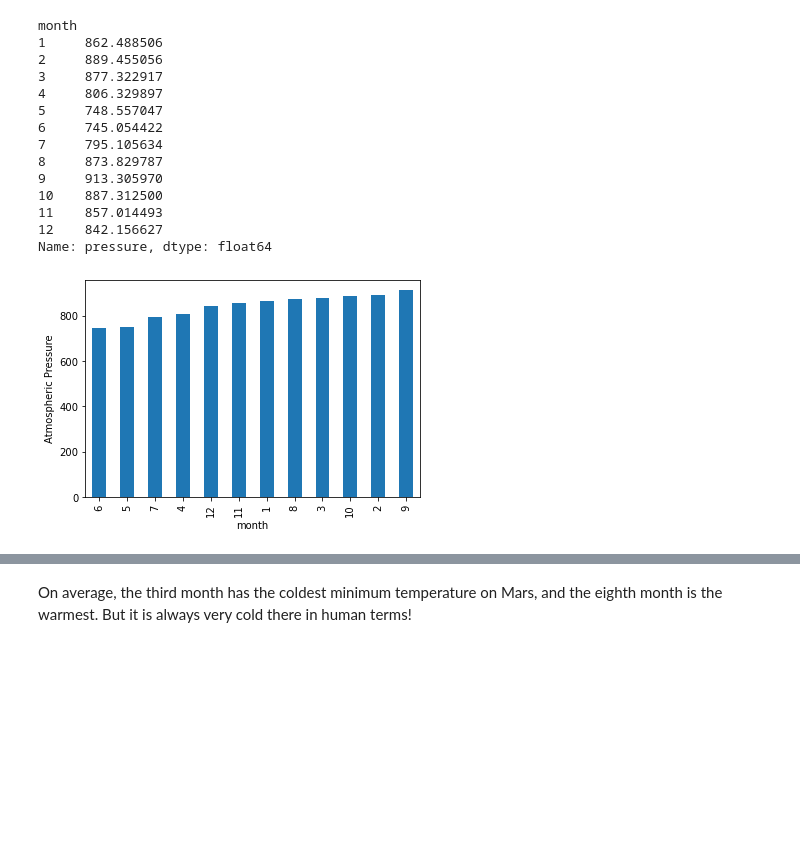
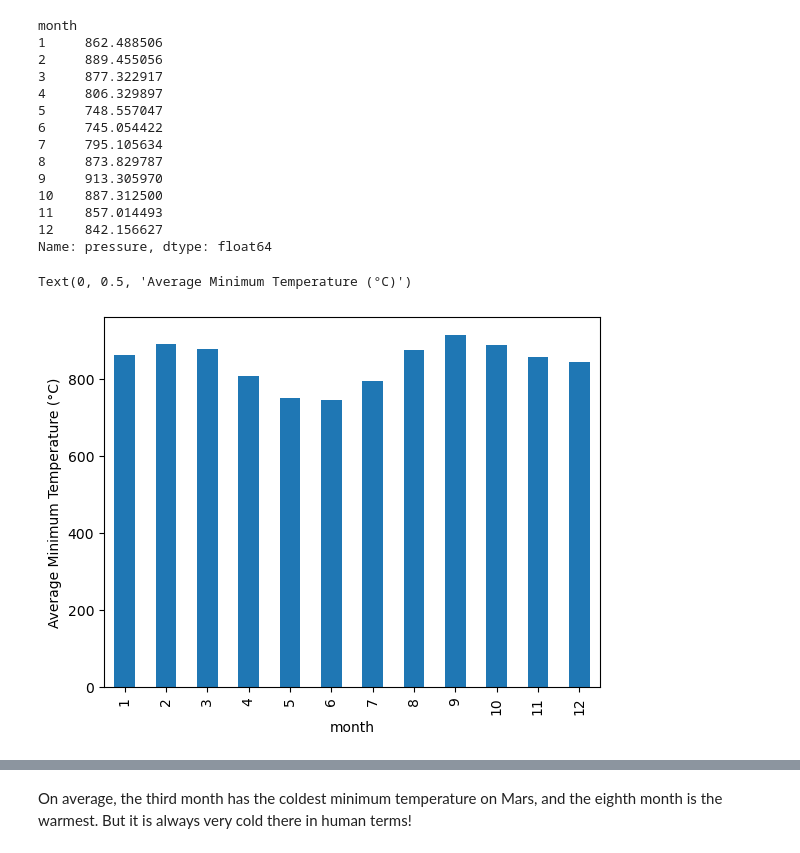
Before and after one commit to caseynbrown/Mission-to-Mars, a Jupyter notebook: part_2_mars_weather.ipynb, the cells around one changed output, grey strips where cells are left out. Drawn from its saved outputs; the diff is of its cells as text; code cells hidden in the pictures; blank space fills up the shorter version.

```diff
--- a/part_2_mars_weather.ipynb
+++ b/part_2_mars_weather.ipynb
@@ -182,6 +241,8 @@ plt.ylabel("Temperature")
 # %%
 # 4. Average pressure by Martian month
-months_df["pressure"].mean()
+group_by_month = df.groupby('month')
+avg_pressure = group_by_month['pressure'].mean()
+avg_pressure
 # %% [output]
 month
 1     862.488506
@@ -197,15 +258,12 @@ month
 11    857.014493
 12    842.156627
 Name: pressure, dtype: float64
-# %%
-# Plot the average pressure by month
-x_axis = 1,2,3,4,5,6,7,8,9,10,11,12
-y_axis = months_df["pressure"].mean()
-plt.bar(x_axis, y_axis)
-plt.xlabel("Month")
-plt.ylabel("Pressure")
-plt.ylim(725, 925)
-# %% [output]
-[figure, removed]
+# %%
+# Plot the average pressure by month
+avg_pressure_bar = avg_pressure.plot.bar()
+avg_pressure_bar.set_ylabel('Average Minimum Temperature (°C)')
+# %% [output]
+Text(0, 0.5, 'Average Minimum Temperature (°C)')
+[figure, added]
 # %%
 # 5. How many terrestrial (earth) days are there in a Martian year?
```
Also changed, not shown: parts of 13 cells of this notebook.
